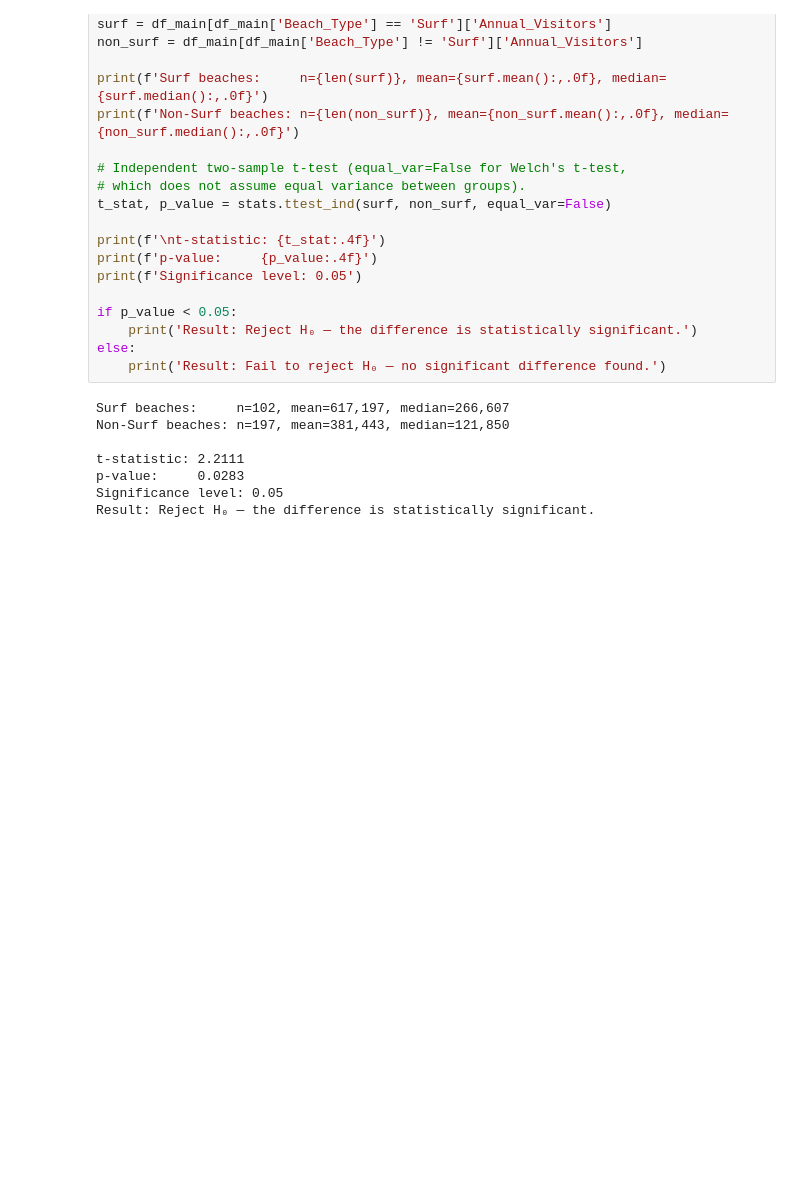
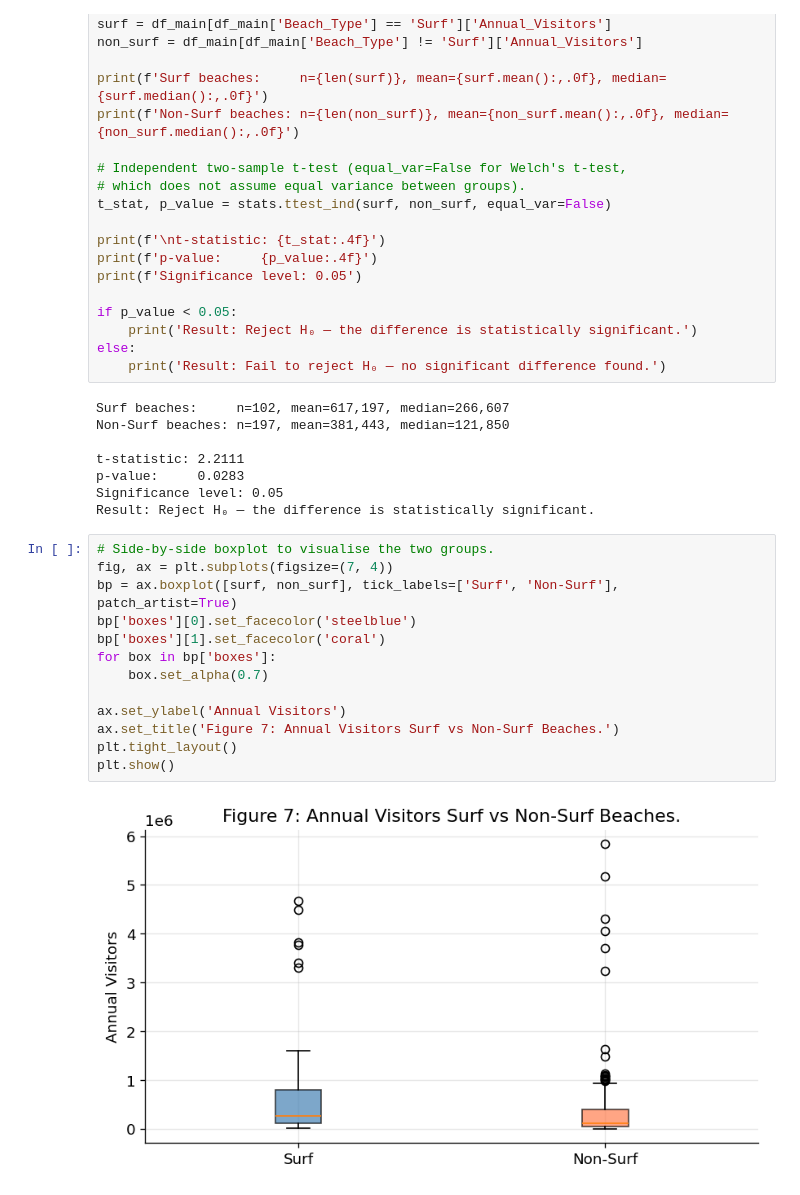
Before and after one commit to Bikram2051/Bikram2051-COS60008-Assignment, a Jupyter notebook: COS60008_assignment_105974087.ipynb, the cells around one changed output. Saved outputs shown, nothing was run; the diff lists cells and outputs as text; blank space fills up the shorter version.

Commit message:
Side-by-side boxplot to visualise the two groups

```diff
--- a/COS60008_assignment_105974087.ipynb
+++ b/COS60008_assignment_105974087.ipynb
@@ -819,3 +819,18 @@ t-statistic: 2.2111
 p-value:     0.0283
 Significance level: 0.05
 Result: Reject H₀ — the difference is statistically significant.
+# %%
+# Side-by-side boxplot to visualise the two groups.
+fig, ax = plt.subplots(figsize=(7, 4))
+bp = ax.boxplot([surf, non_surf], tick_labels=['Surf', 'Non-Surf'], patch_artist=True)
+bp['boxes'][0].set_facecolor('steelblue')
+bp['boxes'][1].set_facecolor('coral')
+for box in bp['boxes']:
+    box.set_alpha(0.7)
+
+ax.set_ylabel('Annual Visitors')
+ax.set_title('Figure 7: Annual Visitors Surf vs Non-Surf Beaches.')
+plt.tight_layout()
+plt.show()
+# %% [output]
+[figure, added]
```
